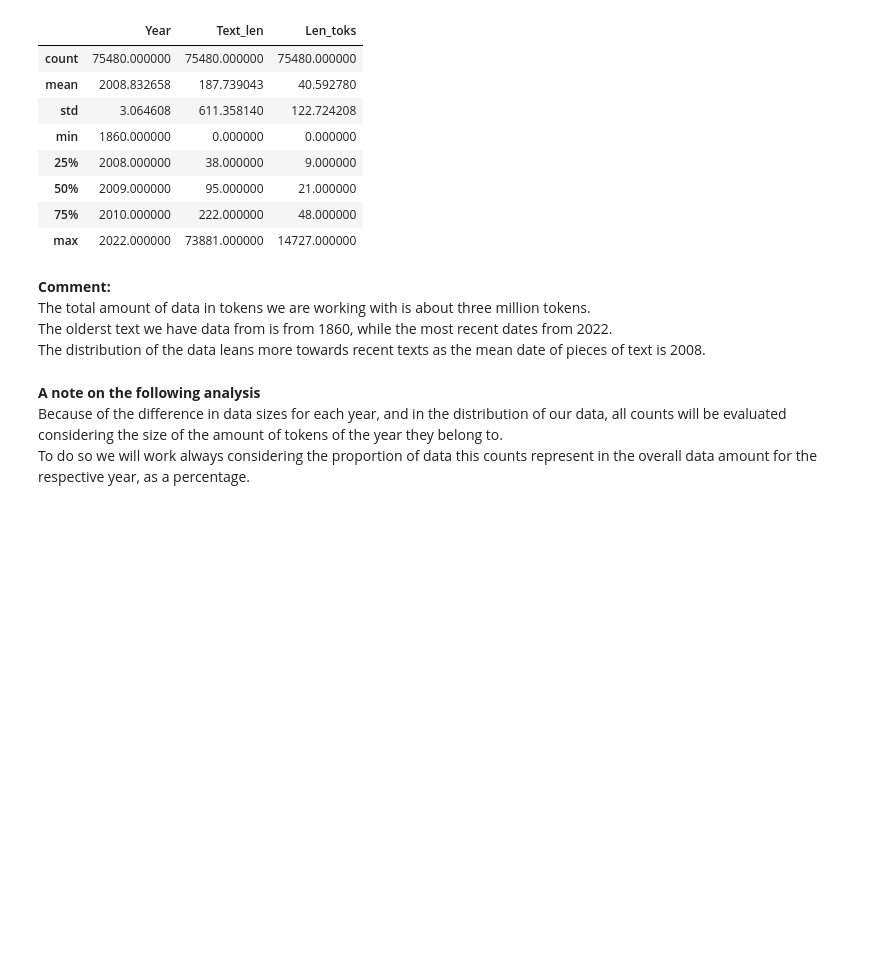
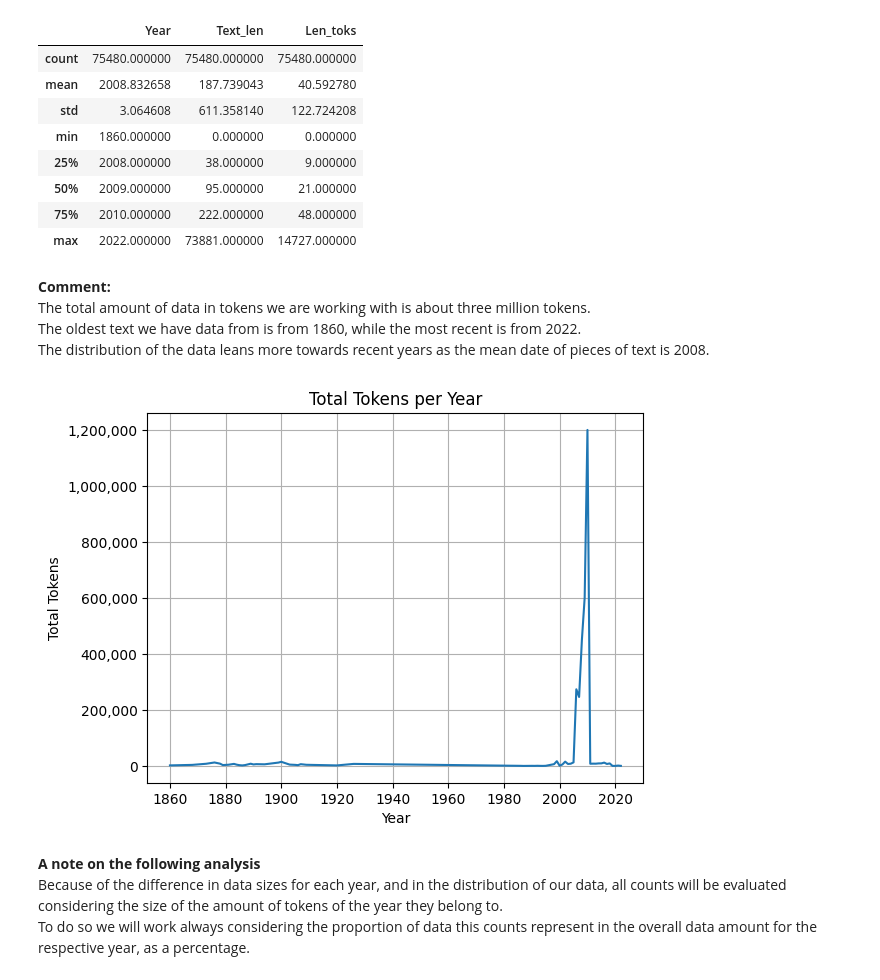
Before and after one commit to Data-Science-for-Linguists-2025/Linguistic-Markers-Catalan-Substitution, a Jupyter notebook: Analysis-1-LowLevel.ipynb, the cells around one changed output. Drawn from its saved outputs; the diff is of its cells as text; code cells hidden in the pictures; blank space fills up the shorter version.

```diff
--- a/Analysis-1-LowLevel.ipynb
+++ b/Analysis-1-LowLevel.ipynb
@@ -48,8 +50,23 @@ tokscomplete_df.describe()
 # %% [markdown]
 **Comment:**\
 The total amount of data in tokens we are working with is about three million tokens.\
-The olderst text we have data from is from 1860, while the most recent dates from 2022.\
-The distribution of the data leans more towards recent texts as the mean date of pieces of text is 2008.
+The oldest text we have data from is from 1860, while the most recent is from 2022.\
+The distribution of the data leans more towards recent years as the mean date of pieces of text is 2008.
+# %%
+# taking a look at the uneven distribution of the data for clarification
+toks_per_year = tokscomplete_df.groupby("Year")["Len_toks"].sum()
+toks_per_year = toks_per_year.sort_index()
+
+# Plotting tokens per year with years on the x-axis
+toks_per_year.plot(kind="line")  # or kind="bar" for a bar chart
+plt.xlabel("Year")
+plt.ylabel("Total Tokens")
+plt.title("Total Tokens per Year")
+plt.grid(True)
+plt.gca().yaxis.set_major_formatter(mticker.FuncFormatter(lambda x, _: f'{int(x):,}'))
+plt.show()
+# %% [output]
+[figure, added]
 # %% [markdown]
 **A note on the following analysis**\
 Because of the difference in data sizes for each year, and in the distribution of our data, all counts will be evaluated considering the size of the amount of tokens of the year they belong to.\
```
Also changed, not shown: parts of 23 cells of this notebook.
